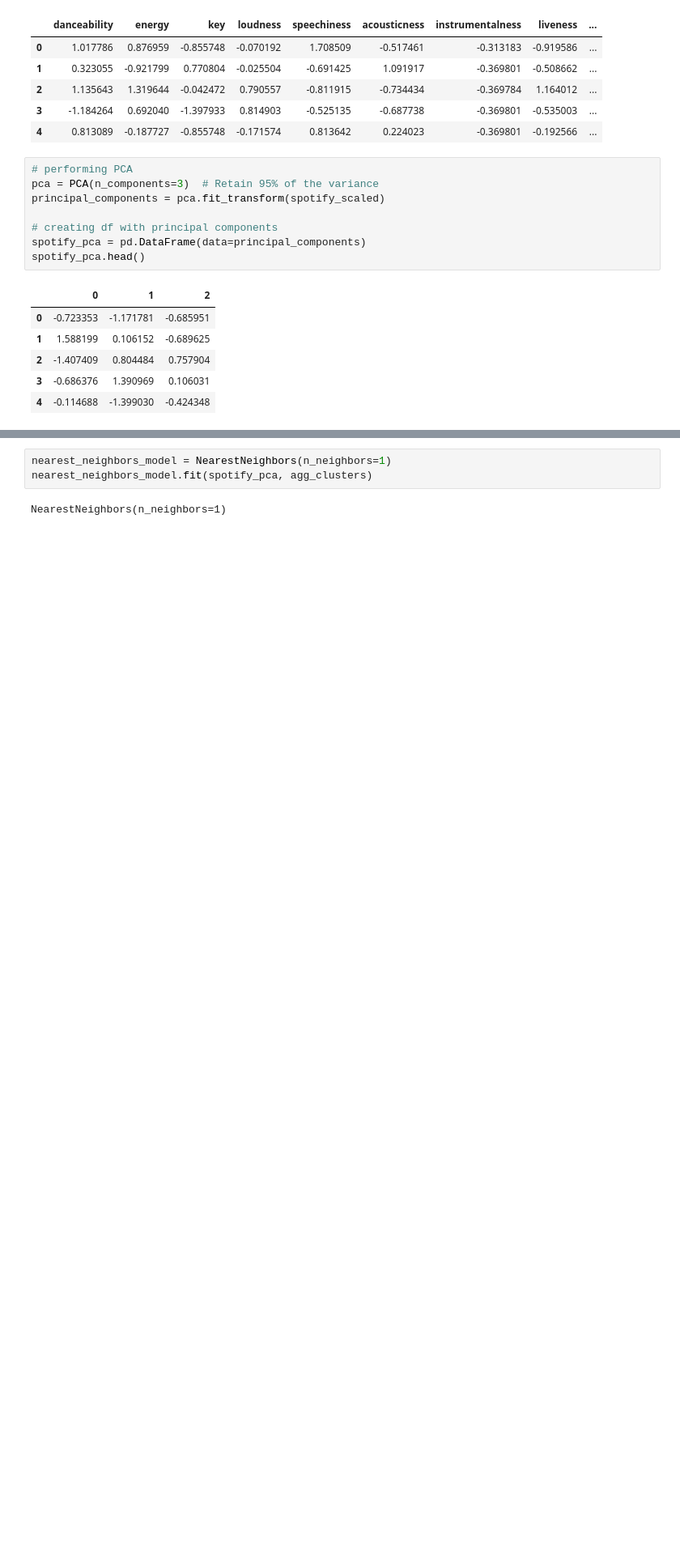
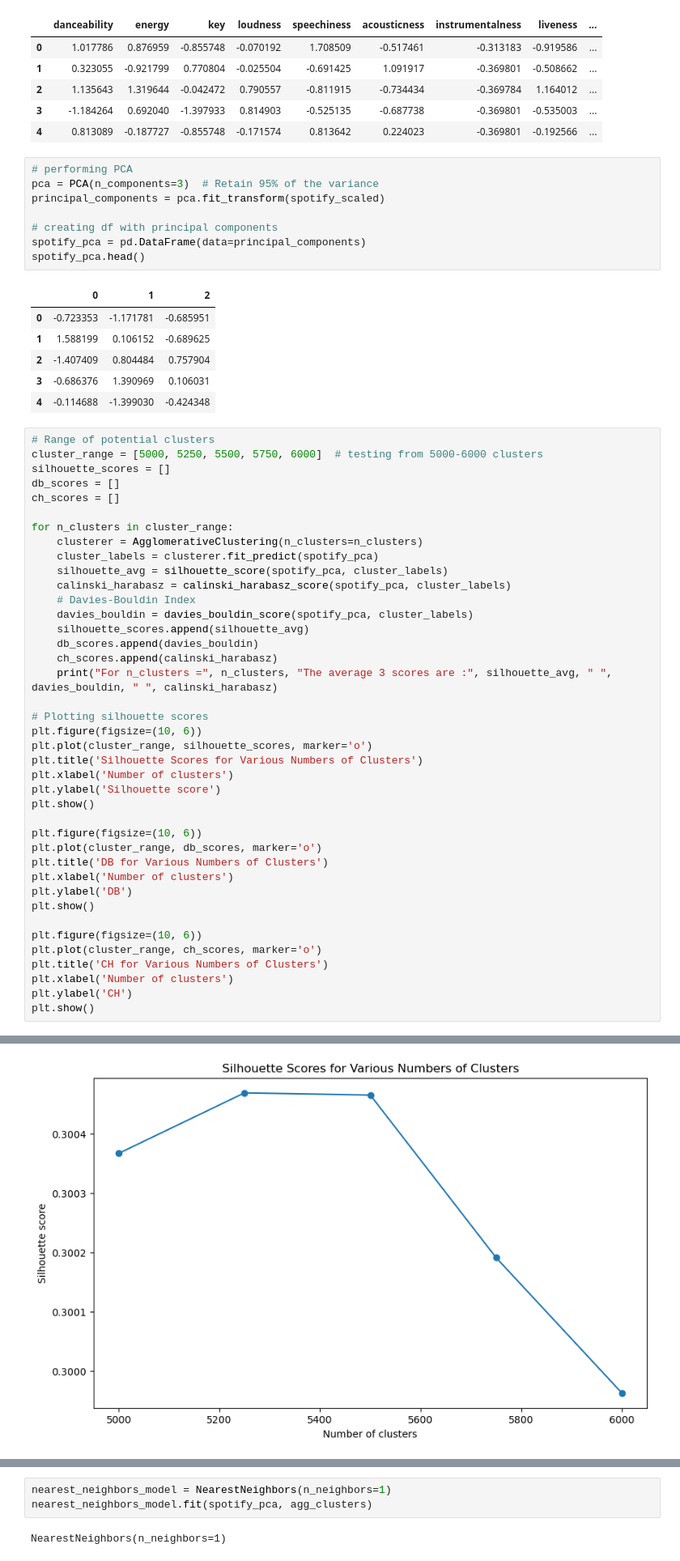
Before and after one commit to mosmolov/Recommendio, a Jupyter notebook: agglom2.ipynb, the cells around one changed output, grey strips where cells are left out. Shown at 81% size. Cells and saved outputs as stored; diff of their text form; blank space fills up the shorter version.

```diff
--- a/agglom2.ipynb
+++ b/agglom2.ipynb
@@ -56,3 +57,44 @@ spotify_pca.head()
 | 2 | -1.407409 | 0.804484 | 0.757904 |
 | 3 | -0.686376 | 1.390969 | 0.106031 |
 | 4 | -0.114688 | -1.399030 | -0.424348 |
+# %%
+# Range of potential clusters
+cluster_range = [5000, 5250, 5500, 5750, 6000]  # testing from 5000-6000 clusters
+silhouette_scores = []
+db_scores = []
+ch_scores = []
+
+for n_clusters in cluster_range:
+    clusterer = AgglomerativeClustering(n_clusters=n_clusters)
+    cluster_labels = clusterer.fit_predict(spotify_pca)
+    silhouette_avg = silhouette_score(spotify_pca, cluster_labels)
+    calinski_harabasz = calinski_harabasz_score(spotify_pca, cluster_labels)
+    # Davies-Bouldin Index
+    davies_bouldin = davies_bouldin_score(spotify_pca, cluster_labels)
+    silhouette_scores.append(silhouette_avg)
+    db_scores.append(davies_bouldin)
+    ch_scores.append(calinski_harabasz)
+    print("For n_clusters =", n_clusters, "The average 3 scores are :", silhouette_avg, " ", davies_bouldin, " ", calinski_harabasz)
+
+# Plotting silhouette scores
+plt.figure(figsize=(10, 6))
+plt.plot(cluster_range, silhouette_scores, marker='o')
+plt.title('Silhouette Scores for Various Numbers of Clusters')
+plt.xlabel('Number of clusters')
+plt.ylabel('Silhouette score')
+plt.show()
+
+plt.figure(figsize=(10, 6))
+plt.plot(cluster_range, db_scores, marker='o')
+plt.title('DB for Various Numbers of Clusters')
+plt.xlabel('Number of clusters')
+plt.ylabel('DB')
+plt.show()
+
+plt.figure(figsize=(10, 6))
+plt.plot(cluster_range, ch_scores, marker='o')
+plt.title('CH for Various Numbers of Clusters')
+plt.xlabel('Number of clusters')
+plt.ylabel('CH')
+plt.show()
+# %% [output]
@@ -58,0 +106 @@ spotify_pca.head()
+[figure, added]
```
Also changed, not shown: parts of 5 cells of this notebook.
